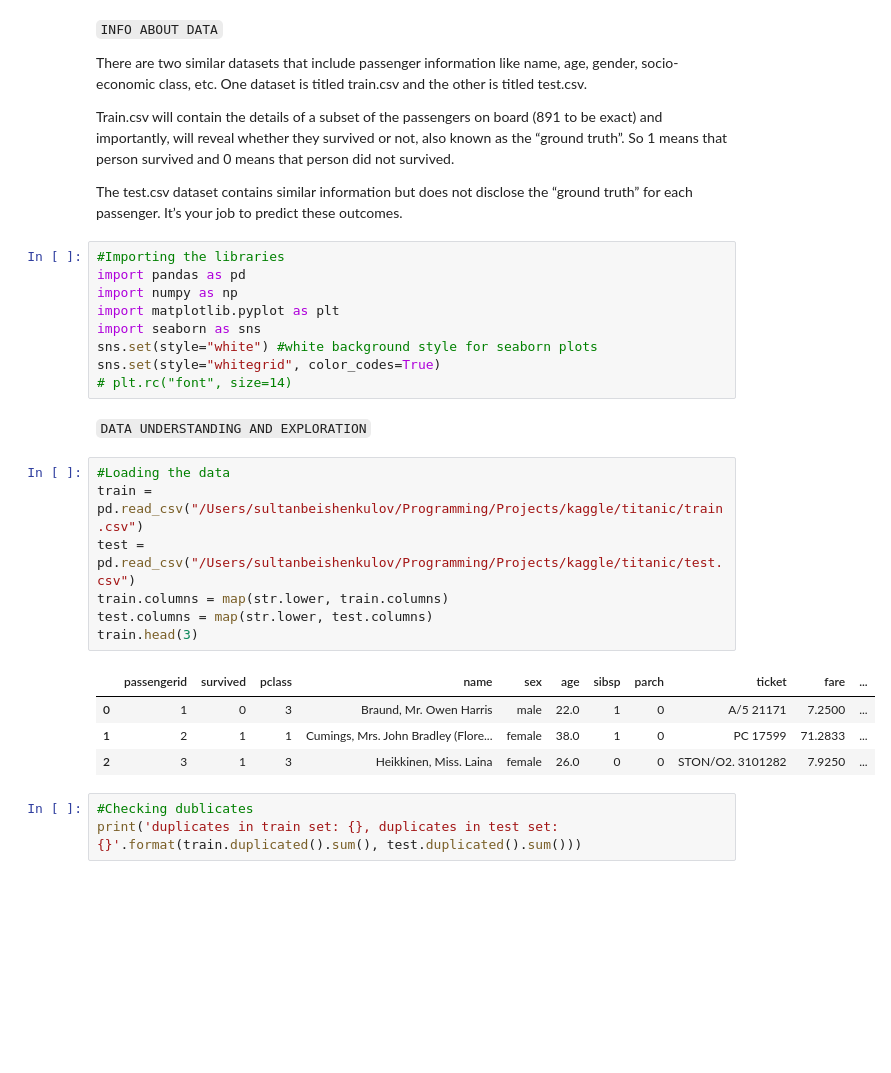
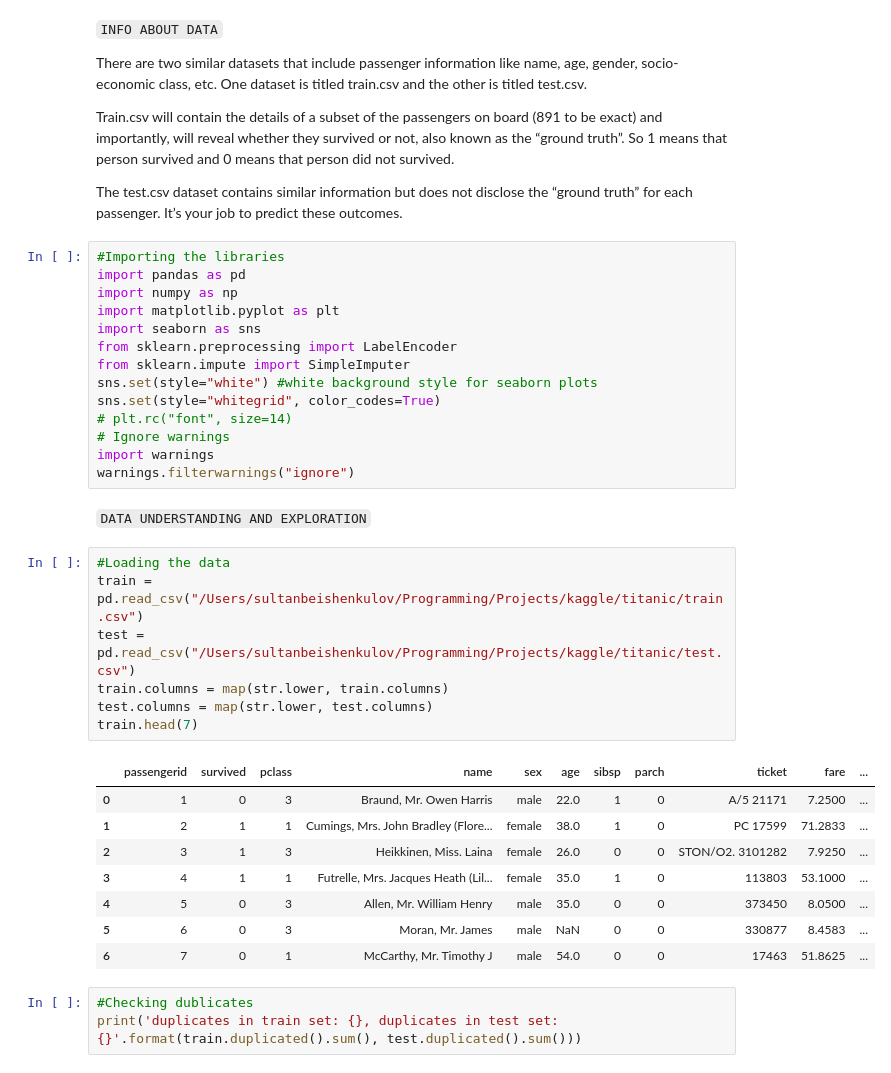
Before and after one commit to sultanbeishenkulov/titanic, a Jupyter notebook: titanic.ipynb, the cells around one changed output. Drawn from its saved outputs; the diff is of its cells as text; blank space fills up the shorter version.

```diff
--- a/titanic.ipynb
+++ b/titanic.ipynb
@@ -20,23 +20,32 @@ import pandas as pd
 import numpy as np
 import matplotlib.pyplot as plt
 import seaborn as sns
+from sklearn.preprocessing import LabelEncoder
+from sklearn.impute import SimpleImputer
 sns.set(style="white") #white background style for seaborn plots
 sns.set(style="whitegrid", color_codes=True)
 # plt.rc("font", size=14)
+# Ignore warnings
+import warnings
+warnings.filterwarnings("ignore")
 # %% [markdown]
 `DATA UNDERSTANDING AND EXPLORATION`
 # %%
 #Loading the data
 train = pd.read_csv("/Users/sultanbeishenkulov/Programming/Projects/kaggle/titanic/train.csv")
 test = pd.read_csv("/Users/sultanbeishenkulov/Programming/Projects/kaggle/titanic/test.csv")
 train.columns = map(str.lower, train.columns)
 test.columns = map(str.lower, test.columns)
-train.head(3)
+train.head(7)
 # %% [output]
 |  | passengerid | survived | pclass | name | sex | age | sibsp | parch | ticket | fare | ... |
 | 0 | 1 | 0 | 3 | Braund, Mr. Owen Harris | male | 22.0 | 1 | 0 | A/5 21171 | 7.2500 | ... |
 | 1 | 2 | 1 | 1 | Cumings, Mrs. John Bradley (Flore... | female | 38.0 | 1 | 0 | PC 17599 | 71.2833 | ... |
 | 2 | 3 | 1 | 3 | Heikkinen, Miss. Laina | female | 26.0 | 0 | 0 | STON/O2. 3101282 | 7.9250 | ... |
+| 3 | 4 | 1 | 1 | Futrelle, Mrs. Jacques Heath (Lil... | female | 35.0 | 1 | 0 | 113803 | 53.1000 | ... |
+| 4 | 5 | 0 | 3 | Allen, Mr. William Henry | male | 35.0 | 0 | 0 | 373450 | 8.0500 | ... |
+| 5 | 6 | 0 | 3 | Moran, Mr. James | male | NaN | 0 | 0 | 330877 | 8.4583 | ... |
+| 6 | 7 | 0 | 1 | McCarthy, Mr. Timothy J | male | 54.0 | 0 | 0 | 17463 | 51.8625 | ... |
 # %%
 #Checking dublicates
 print('duplicates in train set: {}, duplicates in test set: {}'.format(train.duplicated().sum(), test.duplicated().sum()))
```
Also changed, not shown: parts of 10 cells of this notebook.
